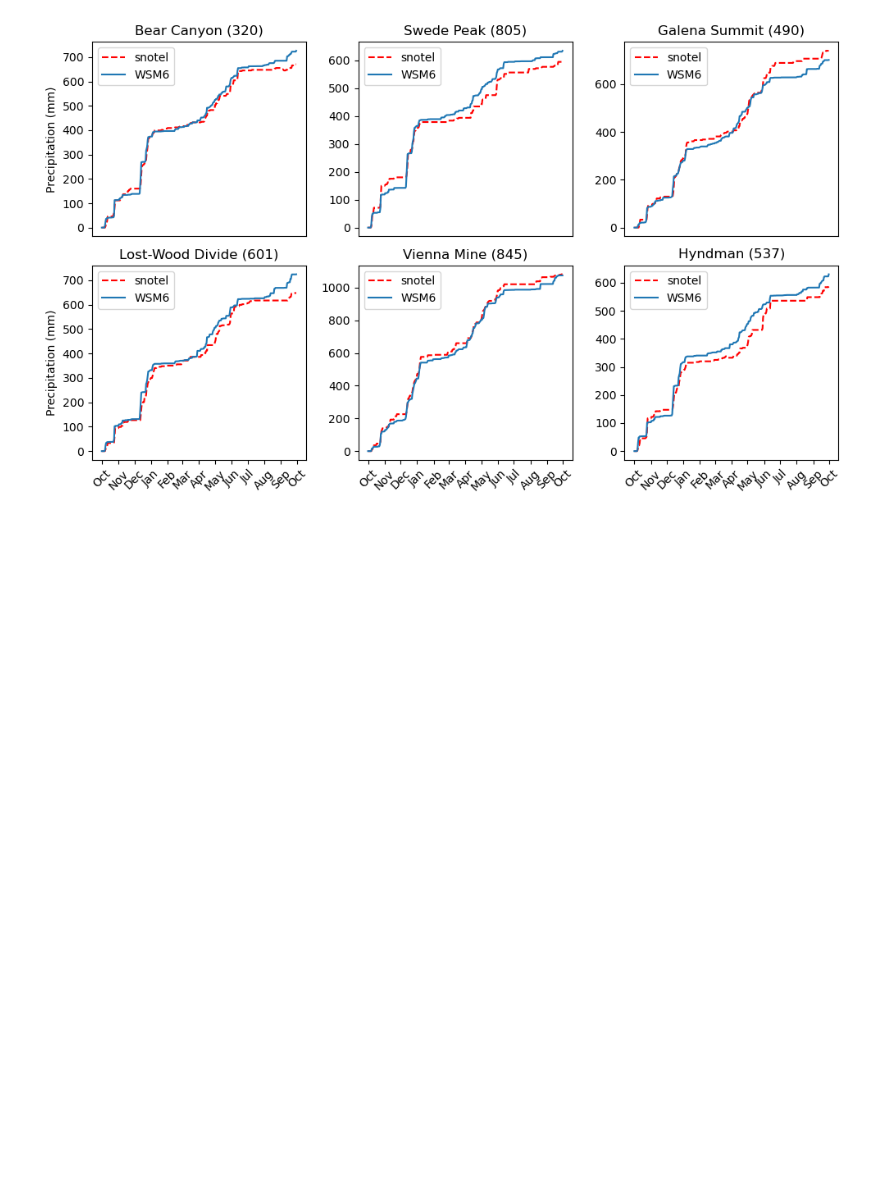
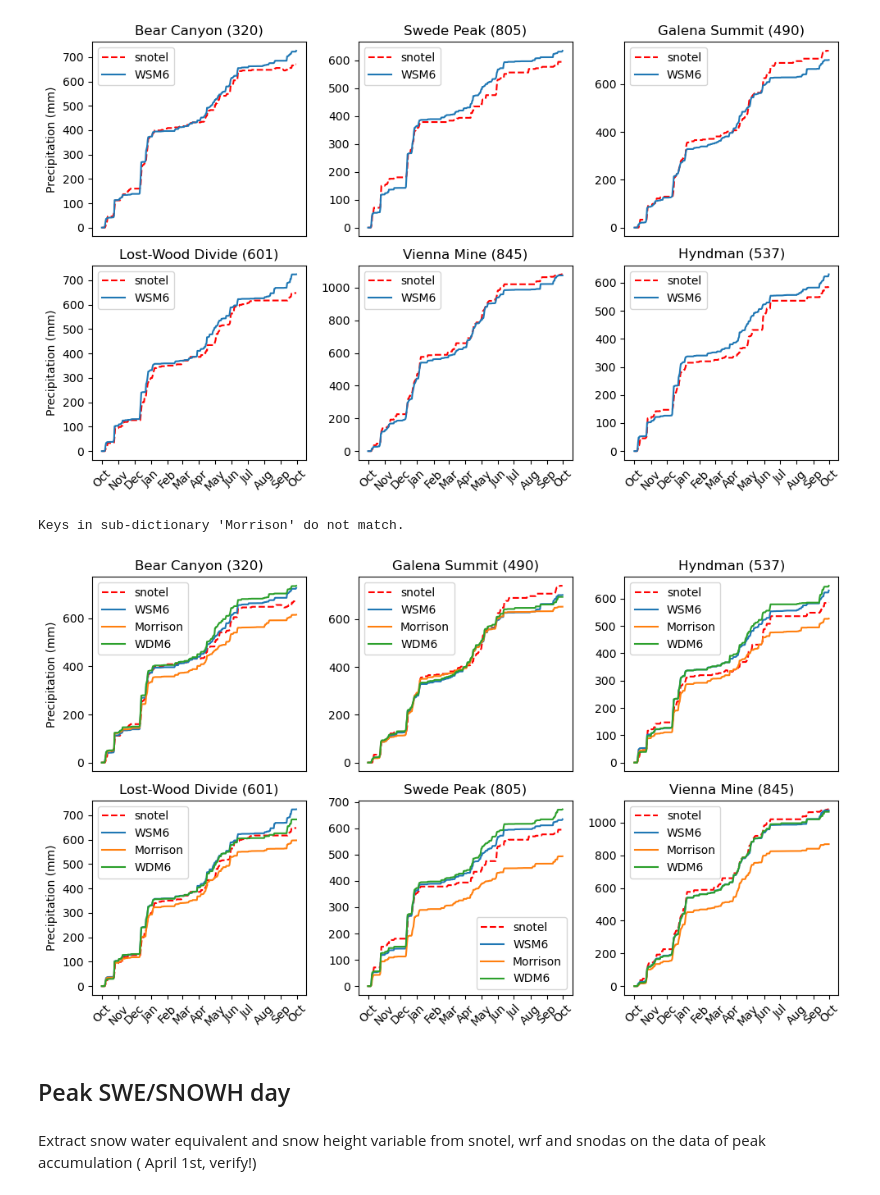
Before and after one commit to stanleyakor1/Python-tutorial, a Jupyter notebook: wrf-python/WY_2022_ANALYSIS.ipynb, the cells around one changed output. Cells and saved outputs as stored; diff of their text form; code cells hidden in the pictures; blank space fills up the shorter version.

Commit message:
station, snodas, snotel analysis

```diff
--- a/wrf-python/WY_2022_ANALYSIS.ipynb
+++ b/wrf-python/WY_2022_ANALYSIS.ipynb
@@ -3,5 +10,5 @@ from packages import *
 # %%
-path = '/bsuhome/stanleyakor/wateryear_2022/WSM6_22_daily.nc'
+path = '/bsuhome/stanleyakor/wateryear_2022/'
 path2= '/bsuhome/stanleyakor/scratch/WY_22_THOMPSON/wrfout_d02_2021-09-29_00:00:00'
 # %%
 
@@ -11,12 +18,15 @@ x.compare_smallest()
 [figure]
 # %%
 file_list = {}
-file_list['Morrison'] = 'mor.nc'
-file_list['Thompson'] = 'thom.nc'
+file_list['Morrison'] = path + 'MORRISON_22_daily.nc'
+file_list['WDM6'] = path + 'WDM6_22_daily.nc'
 # %%
 x = CompareScheme('NRCS_SNOTEL_Locations_noAlaska.csv','temp1',\
                '/bsuhome/stanleyakor/scratch/WY_22_THOMPSON/wrfout_d02_2021-09-29_00:00:00',\
-               'short.nc', 'TEST','WSM6')
+               path + 'WSM6_22_daily.nc', 'TEST','WSM6')
 # %%
-# x.smallest(file_list)
+x.smallest(file_list)
+# %% [output]
+Keys in sub-dictionary 'Morrison' do not match.
+[figure, added]
 # %%
@@ -27,0 +36,4 @@ y.multiple_points()
+# %% [markdown]
+## Peak SWE/SNOWH day
+# %% [markdown]
+Extract snow water equivalent and snow height variable from snotel, wrf and snodas on the data of peak accumulation ( April 1st, verify!)
```
Also changed, not shown: parts of 11 cells of this notebook, 1 other file.
